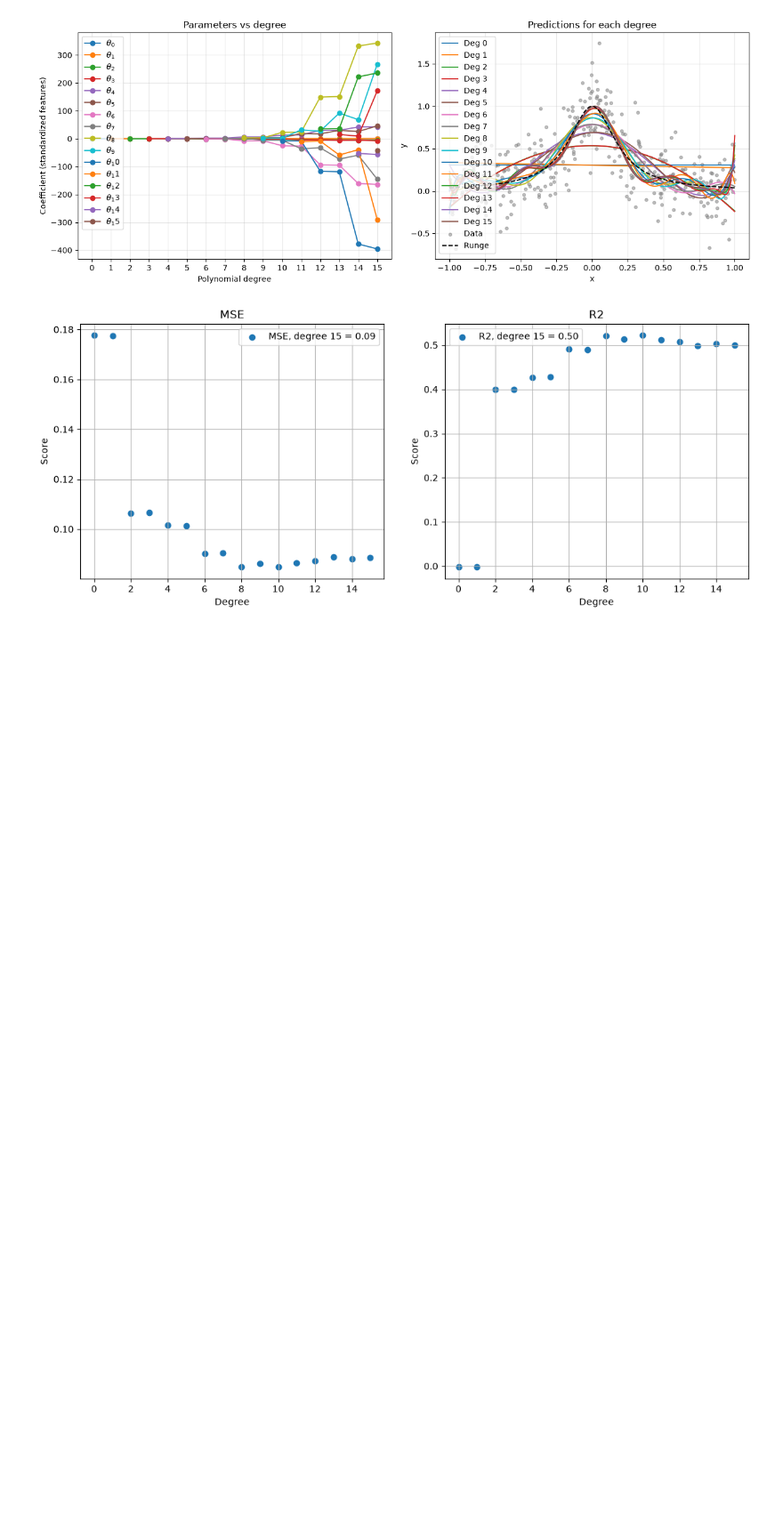
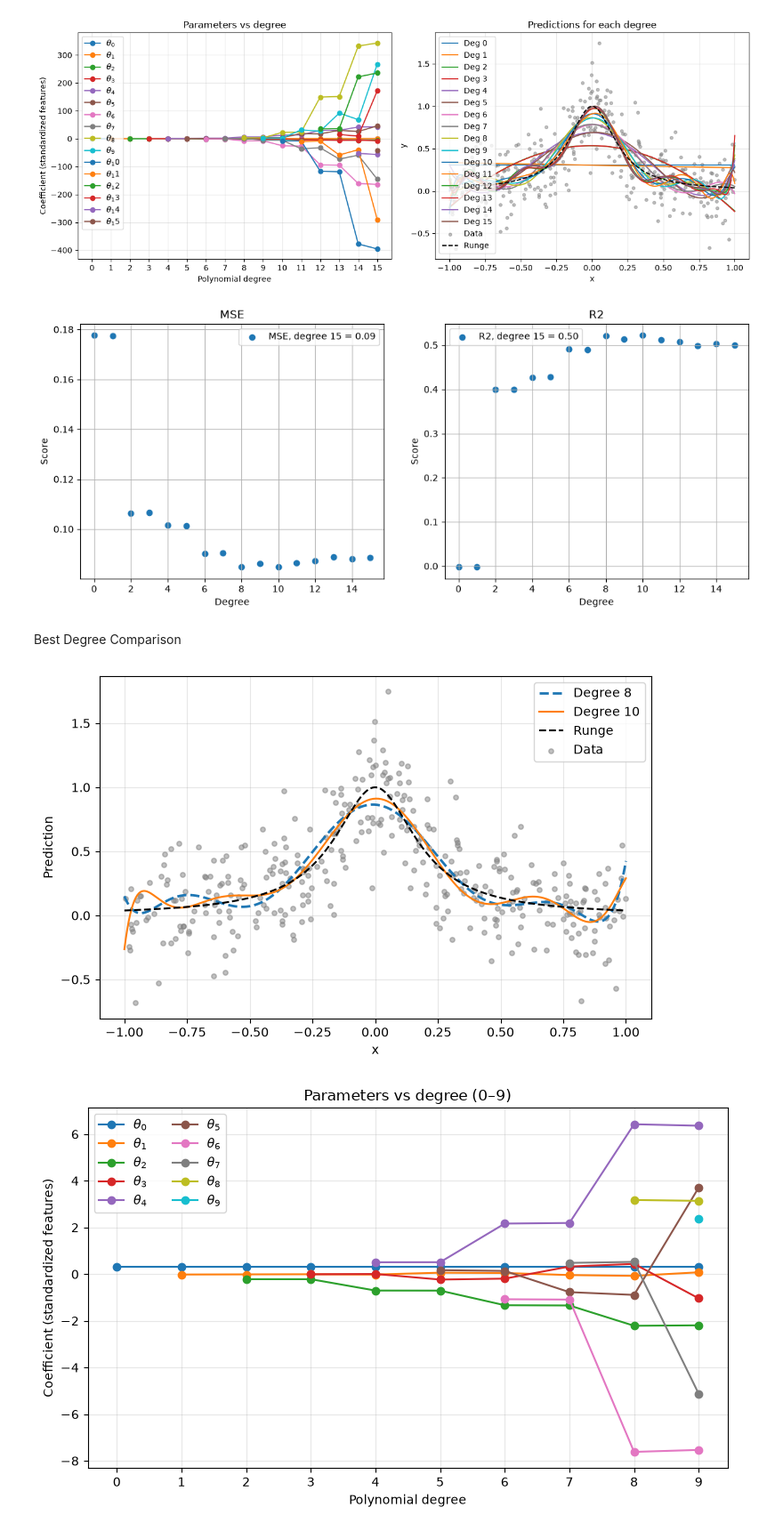
Before and after one commit to Timholmen96/FYS-STK4155, a Jupyter notebook: Prosjekt1/Test-Kode/OLS.ipynb, the cells around one changed output. Shown at 89% size. Cells and saved outputs as stored; diff of their text form; code cells hidden in the pictures; blank space fills up the shorter version.

Commit message:
More changes to Data.ipynb and OLS.ipynb Proj 1.

```diff
--- a/Prosjekt1/Test-Kode/OLS.ipynb
+++ b/Prosjekt1/Test-Kode/OLS.ipynb
@@ -43,20 +43,21 @@ for degree in range(maxdeg + 1):
     std[0] = 1.0
     X_train_c = (X_train - mean) / std
     X_test_c = (X_test - mean) / std
-    # y - Centrering
-    y_mean = y_train.mean(axis=0)
-    y_train_c = y_train - y_mean
 
-    theta = np.linalg.pinv(X_train_c) @ y_train_c
+    # Skalering av y - sentrering, unødvendig for OLS, men kan være nyttig for andre metoder.
+    #y_train_mean = y_train.mean(axis=0)
+    #y_train_c = y_train - y_train_mean
+
+    theta = np.linalg.pinv(X_train_c) @ y_train
     Parameter_V.append(theta)
 
     # Bruk treningsmodellens normalisering for hver grads prediksjonskurve.
 
     X_plot = design_matrix(xx, degree)
     X_plot_scaled = (X_plot - mean) / std
-    Prediction_V.append(X_plot_scaled @ theta + y_mean)
+    Prediction_V.append(X_plot_scaled @ theta) # + y_train.mean(axis=0)) # Legg til gjennomsnittet av y_train for å få prediksjonene tilbake til original skala.
 
-    y_predict = X_test_c @ theta + y_mean
+    y_predict = X_test_c @ theta # + y_train.mean(axis=0) # Legg til gjennomsnittet av y_train for å få prediksjonene tilbake til original skala.
     mse = np.mean((y_test - y_predict)**2)
     MSE_V.append(mse)
 
@@ -109,3 +109,45 @@ plt.show()
 # %% [output]
 [figure]
 [figure]
+# %% [markdown]
+Best Degree Comparison
+# %%
+# Deg 8 and 10 comparison
+plt.figure(figsize=(8, 5))
+plt.plot(xx, Prediction_V[8], "--", linewidth=2,
+         label="Degree 8")
+plt.plot(xx, Prediction_V[10], "-", linewidth=1.5,
+         label="Degree 10")
+plt.plot(xx, runge(xx), "k--", label="Runge")
+plt.scatter(x, y, s=15, color="gray", alpha=0.5, label="Data")
+plt.xlabel("x")
+plt.ylabel("Prediction")
+plt.legend()
+plt.grid(alpha=0.3)
+plt.show()
+
+# Low degree coefficients
+fig, ax = plt.subplots(figsize=(8, 5))
+
+# De første 10 radene tilsvarer grad 0–9.
+for j in range(10):
+    ax.plot(
+        deg_V[:10],
+        parameters[:10, j],
+        marker="o",
+        label=rf"$\theta_{{{j}}}$"
+    )
+
+ax.set(
+    title="Parameters vs degree (0–9)",
+    xlabel="Polynomial degree",
+    ylabel="Coefficient (standardized features)"
+)
+ax.set_xticks(deg_V[:10])
+ax.legend(ncol=2)
+ax.grid(alpha=0.3)
+fig.tight_layout()
+plt.show()
+# %% [output]
+[figure, added]
+[figure, added]
```
Also changed, not shown: parts of 2 cells of this notebook, 6 other files.
